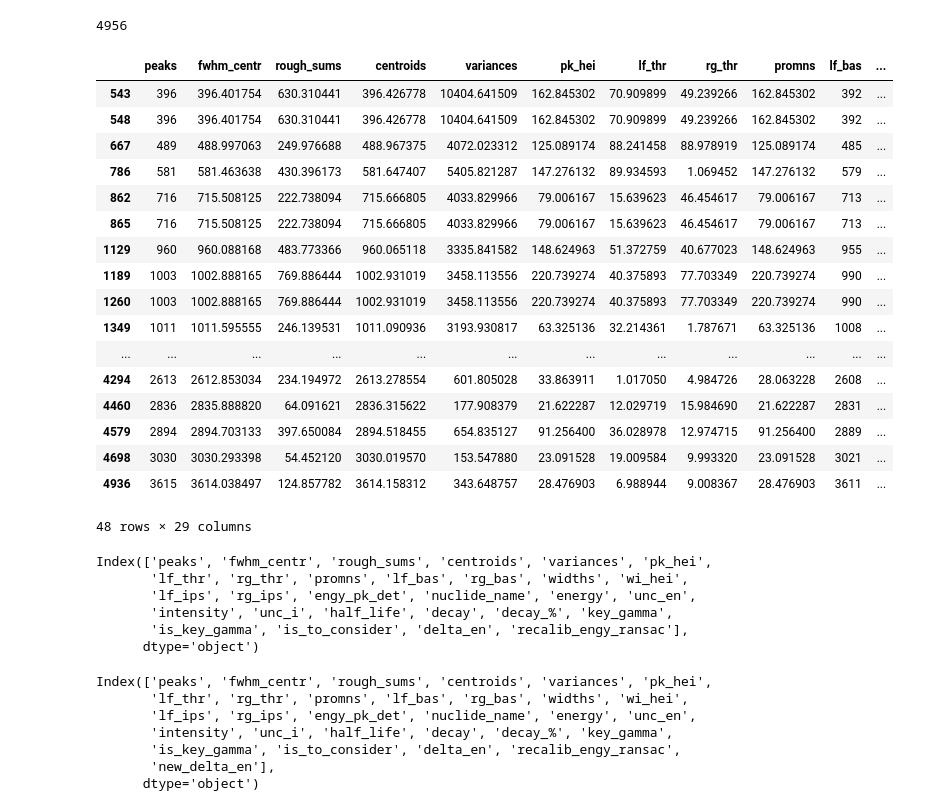
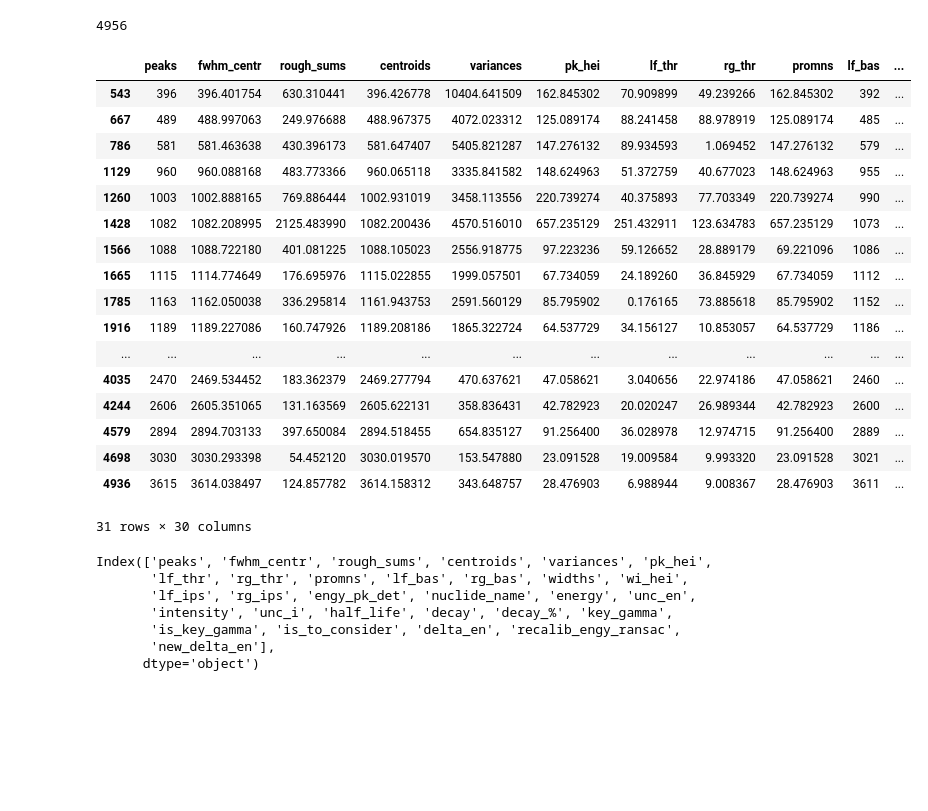
Before and after one commit to terrabela/OGRaySpY, a Jupyter notebook: nuclide_identification.ipynb, the cells around one changed output. Cells and saved outputs as stored; diff of their text form; code cells hidden in the pictures; blank space fills up the shorter version.

Commit message:
Completed robust channel vs energy calib

```diff
--- a/nuclide_identification.ipynb
+++ b/nuclide_identification.ipynb
@@ -446,10 +446,10 @@ def create_matching_peaks_df(pks_df, nucl_df, en_toler, must_be_key_gamma=False)
     inlier_mask = ransac.inlier_mask_
     outlier_mask = np.logical_not(inlier_mask)
     aux_2["recalib_engy_ransac"] = aux_2.engy_pk_det - ransac.predict(X_energy)
-    return aux_2
-#
-#    df_result = pd.DataFrame(cross_df_2.loc [(np.abs(cross_df_2.new_delta_en) < en_toler_ident)] )
-#    return df_result
+    aux_2["new_delta_en"] = aux_2.recalib_engy_ransac - aux_2.energy
+    aux_3 = aux_2.loc[abs(aux_2.new_delta_en) < 0.4]
+    new_ch_en_calib = P.fit(aux_3.centroids, aux_3.energy, deg=2)
+    return aux_3, new_ch_en_calib
 # %%
 # cross_df = pd.merge(pks_comprehensive_df, nucl_iear1_selctd_gamms_df, how='cross')
  #    cross_df["delta_en"] = cross_df.engy_pk_det - cross_df.energy
@@ -458,33 +458,34 @@ def create_matching_peaks_df(pks_df, nucl_df, en_toler, must_be_key_gamma=False)
 en_toler_calib = 3.0
 en_toler_ident = 0.4
 # %%
-aux_2 = create_matching_peaks_df(pks_comprehensive_df, nucl_iear1_selctd_gamms_df, en_toler_calib, must_be_key_gamma=False)
-aux_2
+aux_3, new_ch_en_calib = create_matching_peaks_df(pks_comprehensive_df, nucl_iear1_selctd_gamms_df, en_toler_calib, must_be_key_gamma=False)
+aux_3
 # %% [output]
 |  | peaks | fwhm_centr | rough_sums | centroids | variances | pk_hei | lf_thr | rg_thr | promns | lf_bas | ... |
 | 543 | 396 | 396.401754 | 630.310441 | 396.426778 | 10404.641509 | 162.845302 | 70.909899 | 49.239266 | 162.845302 | 392 | ... |
-| 548 | 396 | 396.401754 | 630.310441 | 396.426778 | 10404.641509 | 162.845302 | 70.909899 | 49.239266 | 162.845302 | 392 | ... |
 | 667 | 489 | 488.997063 | 249.976688 | 488.967375 | 4072.023312 | 125.089174 | 88.241458 | 88.978919 | 125.089174 | 485 | ... |
 | 786 | 581 | 581.463638 | 430.396173 | 581.647407 | 5405.821287 | 147.276132 | 89.934593 | 1.069452 | 147.276132 | 579 | ... |
-| 862 | 716 | 715.508125 | 222.738094 | 715.666805 | 4033.829966 | 79.006167 | 15.639623 | 46.454617 | 79.006167 | 713 | ... |
-| 865 | 716 | 715.508125 | 222.738094 | 715.666805 | 4033.829966 | 79.006167 | 15.639623 | 46.454617 | 79.006167 | 713 | ... |
 | 1129 | 960 | 960.088168 | 483.773366 | 960.065118 | 3335.841582 | 148.624963 | 51.372759 | 40.677023 | 148.624963 | 955 | ... |
-| 1189 | 1003 | 1002.888165 | 769.886444 | 1002.931019 | 3458.113556 | 220.739274 | 40.375893 | 77.703349 | 220.739274 | 990 | ... |
 | 1260 | 1003 | 1002.888165 | 769.886444 | 1002.931019 | 3458.113556 | 220.739274 | 40.375893 | 77.703349 | 220.739274 | 990 | ... |
-| 1349 | 1011 | 1011.595555 | 246.139531 | 1011.090936 | 3193.930817 | 63.325136 | 32.214361 | 1.787671 | 63.325136 | 1008 | ... |
+| 1428 | 1082 | 1082.208995 | 2125.483990 | 1082.200436 | 4570.516010 | 657.235129 | 251.432911 | 123.634783 | 657.235129 | 1073 | ... |
+| 1566 | 1088 | 1088.722180 | 401.081225 | 1088.105023 | 2556.918775 | 97.223236 | 59.126652 | 28.889179 | 69.221096 | 1086 | ... |
+| 1665 | 1115 | 1114.774649 | 176.695976 | 1115.022855 | 1999.057501 | 67.734059 | 24.189260 | 36.845929 | 67.734059 | 1112 | ... |
+| 1785 | 1163 | 1162.050038 | 336.295814 | 1161.943753 | 2591.560129 | 85.795902 | 0.176165 | 73.885618 | 85.795902 | 1152 | ... |
+| 1916 | 1189 | 1189.227086 | 160.747926 | 1189.208186 | 1865.322724 | 64.537729 | 34.156127 | 10.853057 | 64.537729 | 1186 | ... |
 | ... | ... | ... | ... | ... | ... | ... | ... | ... | ... | ... | ... |
-| 4294 | 2613 | 2612.853034 | 234.194972 | 2613.278554 | 601.805028 | 33.863911 | 1.017050 | 4.984726 | 28.063228 | 2608 | ... |
-| 4460 | 2836 | 2835.888820 | 64.091621 | 2836.315622 | 177.908379 | 21.622287 | 12.029719 | 15.984690 | 21.622287 | 2831 | ... |
+| 4035 | 2470 | 2469.534452 | 183.362379 | 2469.277794 | 470.637621 | 47.058621 | 3.040656 | 22.974186 | 47.058621 | 2460 | ... |
+| 4244 | 2606 | 2605.351065 | 131.163569 | 2605.622131 | 358.836431 | 42.782923 | 20.020247 | 26.989344 | 42.782923 | 2600 | ... |
 | 4579 | 2894 | 2894.703133 | 397.650084 | 2894.518455 | 654.835127 | 91.256400 | 36.028978 | 12.974715 | 91.256400 | 2889 | ... |
 | 4698 | 3030 | 3030.293398 | 54.452120 | 3030.019570 | 153.547880 | 23.091528 | 19.009584 | 9.993320 | 23.091528 | 3021 | ... |
 | 4936 | 3615 | 3614.038497 | 124.857782 | 3614.158312 | 343.648757 | 28.476903 | 6.988944 | 9.008367 | 28.476903 | 3611 | ... |
-48 rows × 29 columns
+31 rows × 30 columns
 # %%
-aux_2.columns
+aux_3.columns
 # %% [output]
 Index(['peaks', 'fwhm_centr', 'rough_sums', 'centroids', 'variances', 'pk_hei',
        'lf_thr', 'rg_thr', 'promns', 'lf_bas', 'rg_bas', 'widths', 'wi_hei',
        'lf_ips', 'rg_ips', 'engy_pk_det', 'nuclide_name', 'energy', 'unc_en',
        'intensity', 'unc_i', 'half_life', 'decay', 'decay_%', 'key_gamma',
-       'is_key_gamma', 'is_to_consider', 'delta_en', 'recalib_engy_ransac'],
+       'is_key_gamma', 'is_to_consider', 'delta_en', 'recalib_engy_ransac',
+       'new_delta_en'],
       dtype='object')
@@ -493,10 +491,0 @@ aux_2["new_delta_en"] = aux_2.recalib_engy_ransac - aux_2.energy
-# %%
-aux_2.columns
-# %% [output]
-Index(['peaks', 'fwhm_centr', 'rough_sums', 'centroids', 'variances', 'pk_hei',
-       'lf_thr', 'rg_thr', 'promns', 'lf_bas', 'rg_bas', 'widths', 'wi_hei',
-       'lf_ips', 'rg_ips', 'engy_pk_det', 'nuclide_name', 'energy', 'unc_en',
-       'intensity', 'unc_i', 'half_life', 'decay', 'decay_%', 'key_gamma',
-       'is_key_gamma', 'is_to_consider', 'delta_en', 'recalib_engy_ransac',
-       'new_delta_en'],
-      dtype='object')
```
Also changed, not shown: parts of 10 cells of this notebook.
